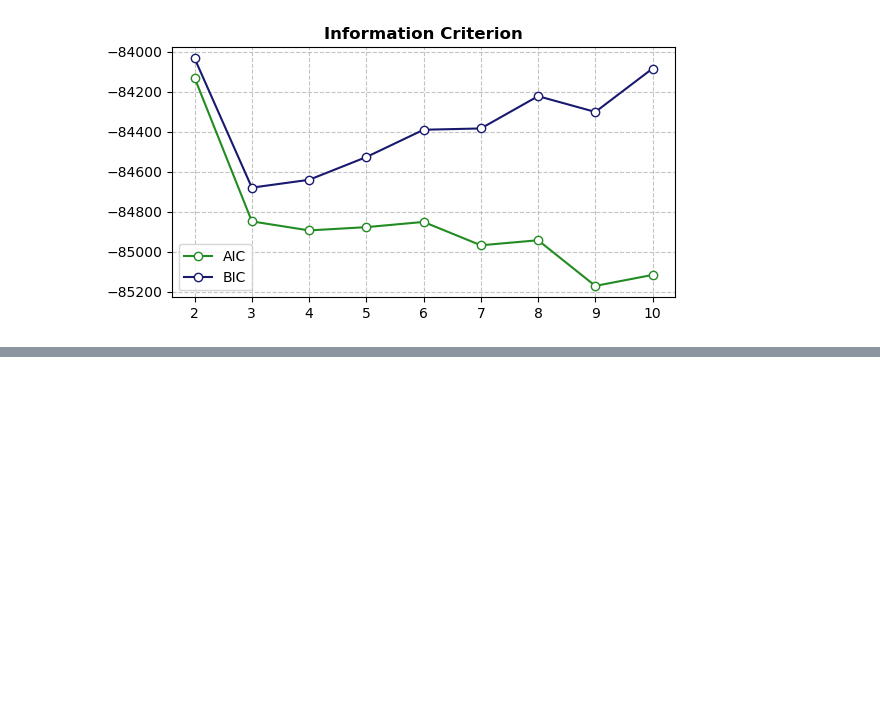
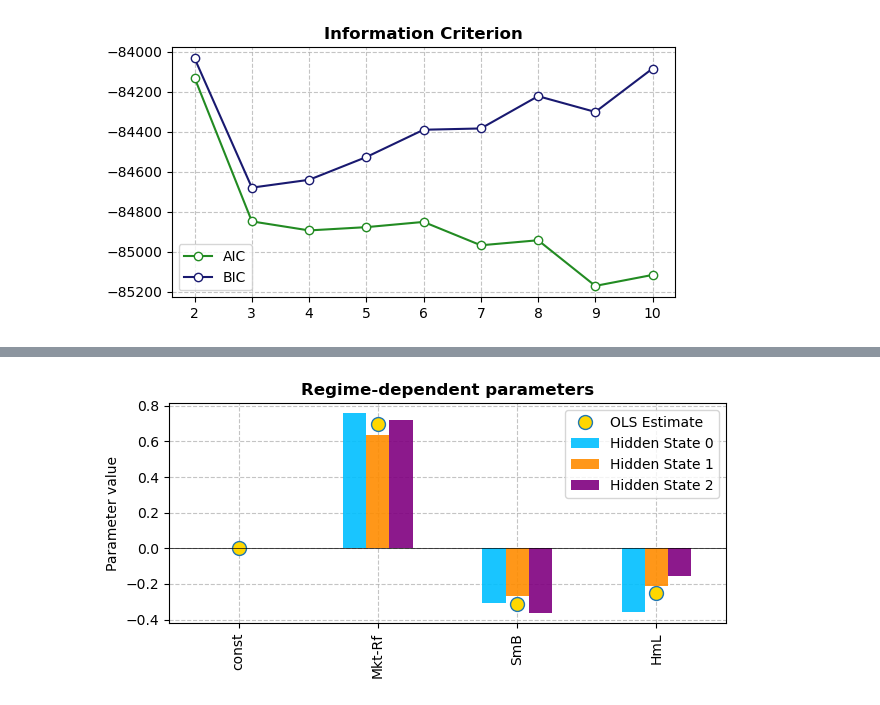
Before and after one commit to fcoibanez/regimeaware, a Jupyter notebook: notebooks/betas.ipynb, the cells around one changed output, grey strips where cells are left out. Cells and saved outputs as stored; diff of their text form; code cells hidden in the pictures; blank space fills up the shorter version.

```diff
--- a/notebooks/betas.ipynb
+++ b/notebooks/betas.ipynb
@@ -151,0 +149,10 @@ array([[ 0.74916849,  0.4498543 ,  0.67278284,  0.7119609 ],
+# %%
+# Full-sample OLS
+endog = er
+exog = rt_ff.copy()[['mktrf', 'smb', 'hml']]
+exog.rename(aesthetic_labels, axis=1, inplace=True)
+exog = sm.add_constant(exog)
+model_ols = sm.OLS(endog, exog)
+results = model_ols.fit()
+
+print(results.summary())
@@ -151,0 +214,27 @@ array([[ 0.74916849,  0.4498543 ,  0.67278284,  0.7119609 ],
+# %%
+Z = sm.add_constant(trn)  # Exogenous variables
+k = Z.shape[1]  # Number of parameters to estimate
+
+M = block_diag(*[Z] * m)
+delta = block_diag(*[er.values.reshape(-1, 1)] * m)
+Omega = np.diag(Gamma.flatten('F'))
+I = np.concatenate([np.eye(k)] * m, axis=1)
+Theta = I @ np.linalg.inv(M.T @ Omega @ M) @ M.T @ Omega @ delta  # Regime-dependent betas
+
+# Plotting
+table_parameters = pd.DataFrame(Theta, index=Z.columns)
+table_parameters.columns = [f'Hidden State {x}' for x in range(m)]
+table_parameters.rename(aesthetic_labels, axis=0, inplace=True)
+fig, ax = plt.subplots(figsize=(6.5, 3.25))
+table_parameters.plot.bar(ax=ax, zorder=10, alpha=.9, color=['deepskyblue', 'darkorange', 'purple'])
+ax.plot(results.params, marker='o', ms=10, mfc='gold', ls='')
+ax.grid(ls='--', alpha=.75, zorder=-25)
+ax.set_title('Regime-dependent parameters', weight='bold')
+ax.set_ylabel('Parameter value')
+ax.legend(['OLS Estimate'] + list(table_parameters.columns))
+ax.axhline(0, c='k', lw=.5, zorder=15)
+
+plt.tight_layout()
+plt.show()
+# %% [output]
+[figure, added]
```
Also changed, not shown: parts of 22 cells of this notebook.
